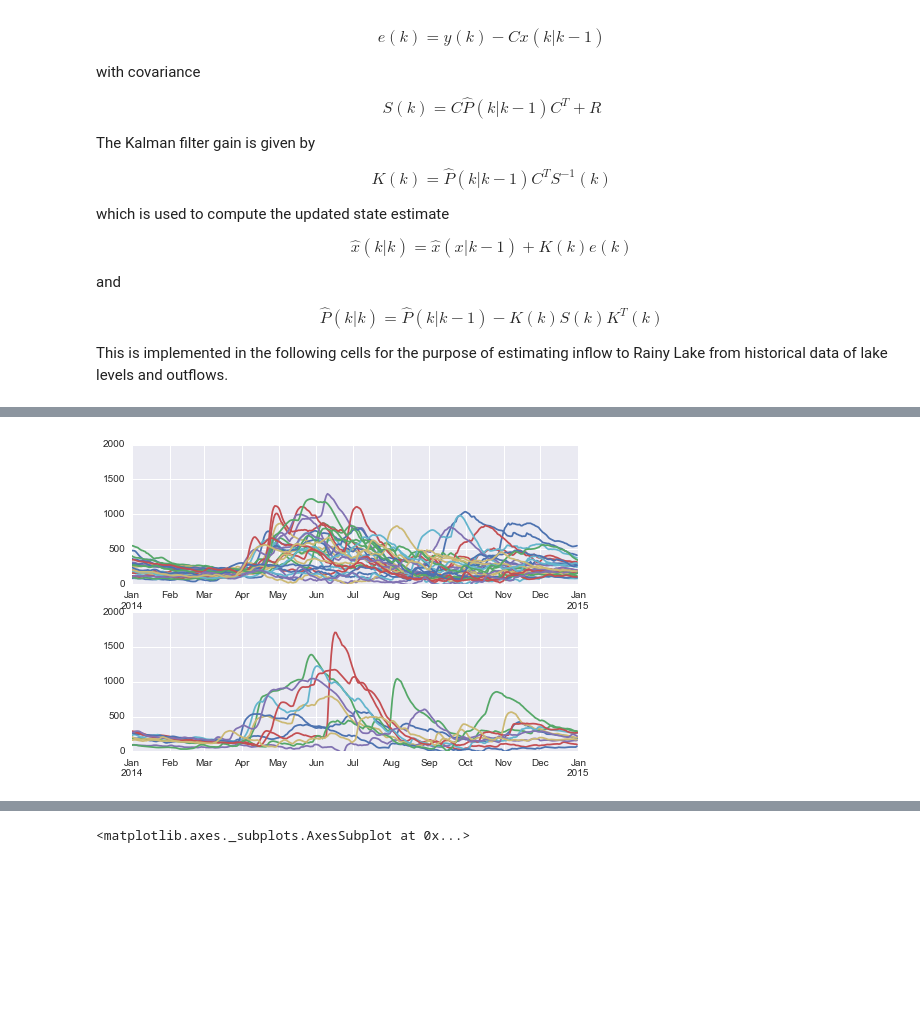
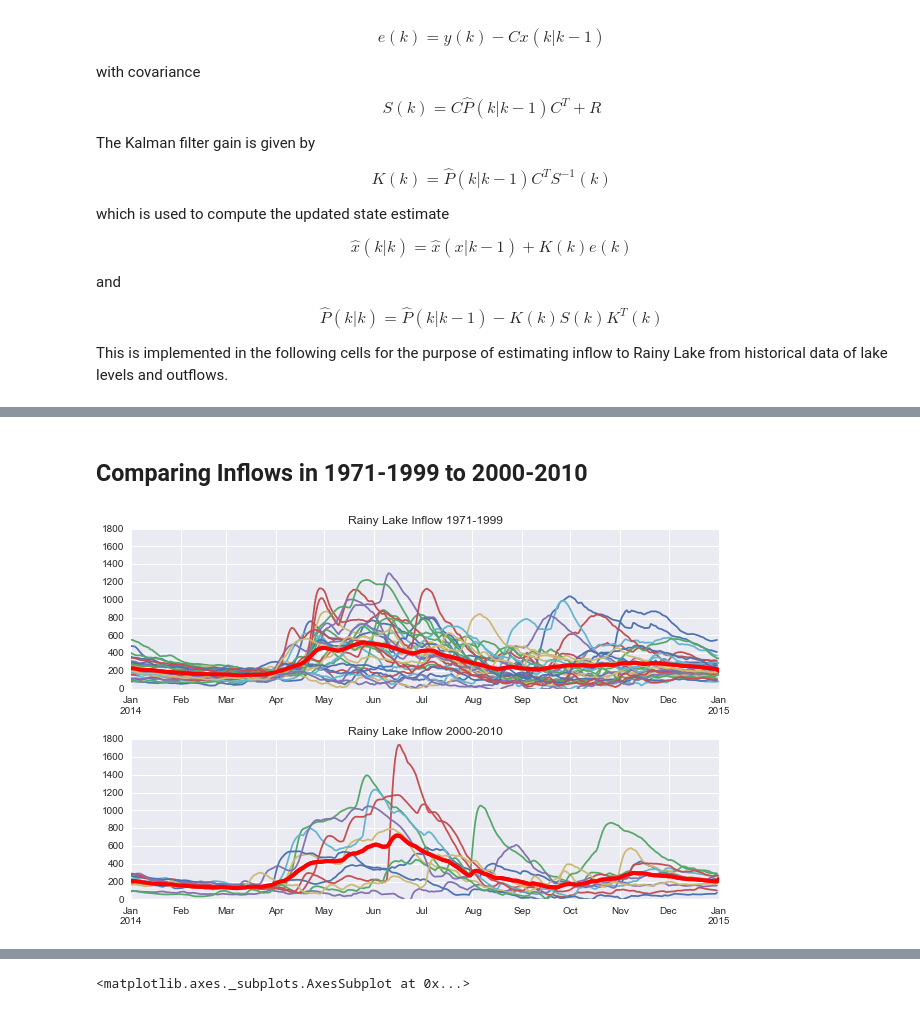
Before and after one commit to kmcgarry7/Rainy-Lake-Hydrology, a Jupyter notebook: Estimating_Rainy_Lake_Inflows_1970-2010.ipynb, the cells around one changed output, grey strips where cells are left out. Drawn from its saved outputs; the diff is of its cells as text; code cells hidden in the pictures; blank space fills up the shorter version.

Commit message:
Update Inflow Calculations

```diff
--- a/Estimating_Rainy_Lake_Inflows_1970-2010.ipynb
+++ b/Estimating_Rainy_Lake_Inflows_1970-2010.ipynb
@@ -214,25 +219,37 @@ plt.tight_layout()
-# %%
-
-plt.subplot(2,1,1)
-plt.hold(True)
-I = x['I'][yrA:'1999']
-I = I.groupby(I.index.year)
-for yr,r in I:
-    shift = datetime.datetime(2014,1,1) - datetime.datetime(yr,1,1)
-    r = r.tshift(shift.days)
-    r.plot()
-plt.ylim(0,2000)
-plt.hold(False)
-
-plt.subplot(2,1,2)
-plt.hold(True)
-I = x['I']['2000':yrB]
-I = I.groupby(I.index.year)
-for yr,r in I:
-    shift = datetime.datetime(2014,1,1) - datetime.datetime(yr,1,1)
-    r = r.tshift(shift.days)
-    r.plot()
-plt.ylim(0,2000)
-plt.hold(False)
-# %% [output]
-[figure, removed]
+# %% [markdown]
+## <a name=section03></a>Comparing Inflows in 1971-1999 to 2000-2010
+# %%
+# Shift to a common year
+I = pd.DataFrame([])
+for yr,r in x['I'].groupby(x.index.year):
+    shift = datetime.datetime(2014,1,1) - datetime.datetime(yr,1,1)
+    r = r.tshift(shift.days)
+    r.name = yr
+    I = pd.concat([I,r],axis=1)
+
+# Plot
+plt.figure(figsize=(9,6))
+plt.subplot(2,1,1)
+idx = range(1971,2000)
+I[idx].mean(axis=1).plot(color='r',linewidth=4)
+plt.hold(True)
+I[idx].plot(ax=plt.gca(),legend=False)
+I[idx].mean(axis=1).plot(color='r',linewidth=4)
+plt.ylim(0,1800)
+plt.title('Rainy Lake Inflow 1971-1999')
+plt.hold(False)
+
+# Plot
+plt.subplot(2,1,2)
+idx = range(2000,2011)
+I[idx].mean(axis=1).plot(color='r',linewidth=4)
+plt.hold(True)
+I[idx].plot(ax=plt.gca(),legend=False)
+I[idx].mean(axis=1).plot(color='r',linewidth=4)
+plt.ylim(0,1800)
+plt.title('Rainy Lake Inflow 2000-2010')
+plt.hold(False)
+
+plt.tight_layout()
+# %% [output]
+[figure, added]
```
Also changed, not shown: parts of 10 cells of this notebook.
